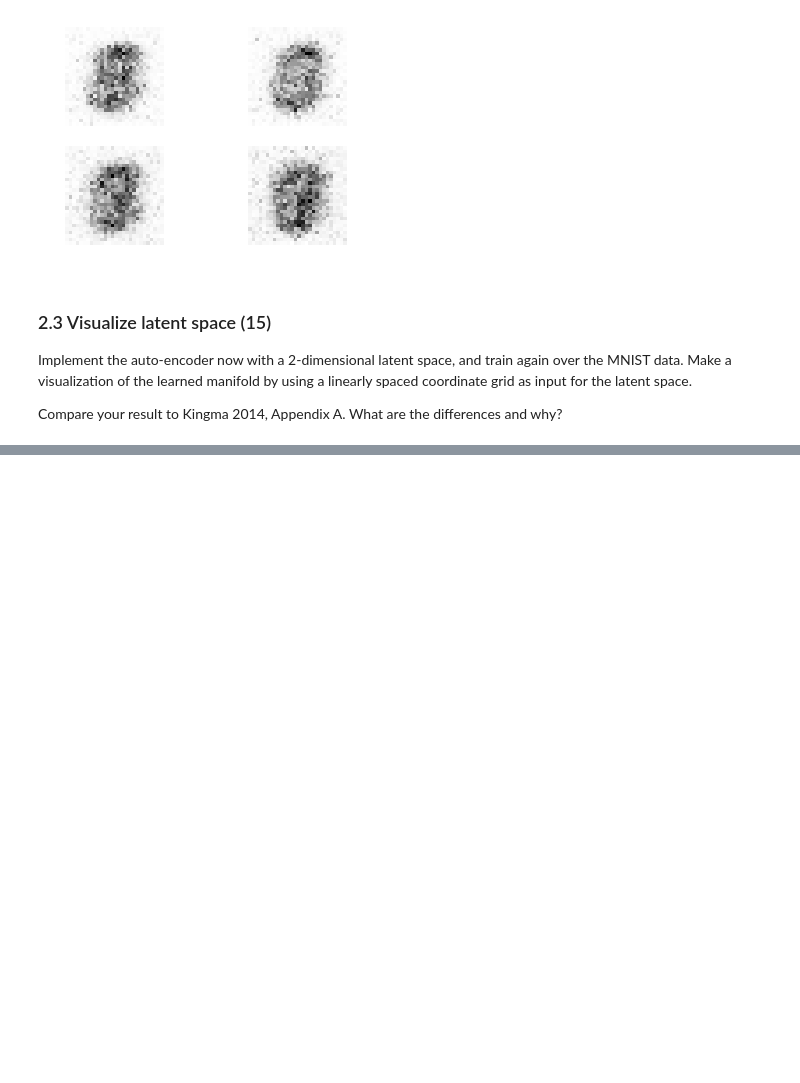
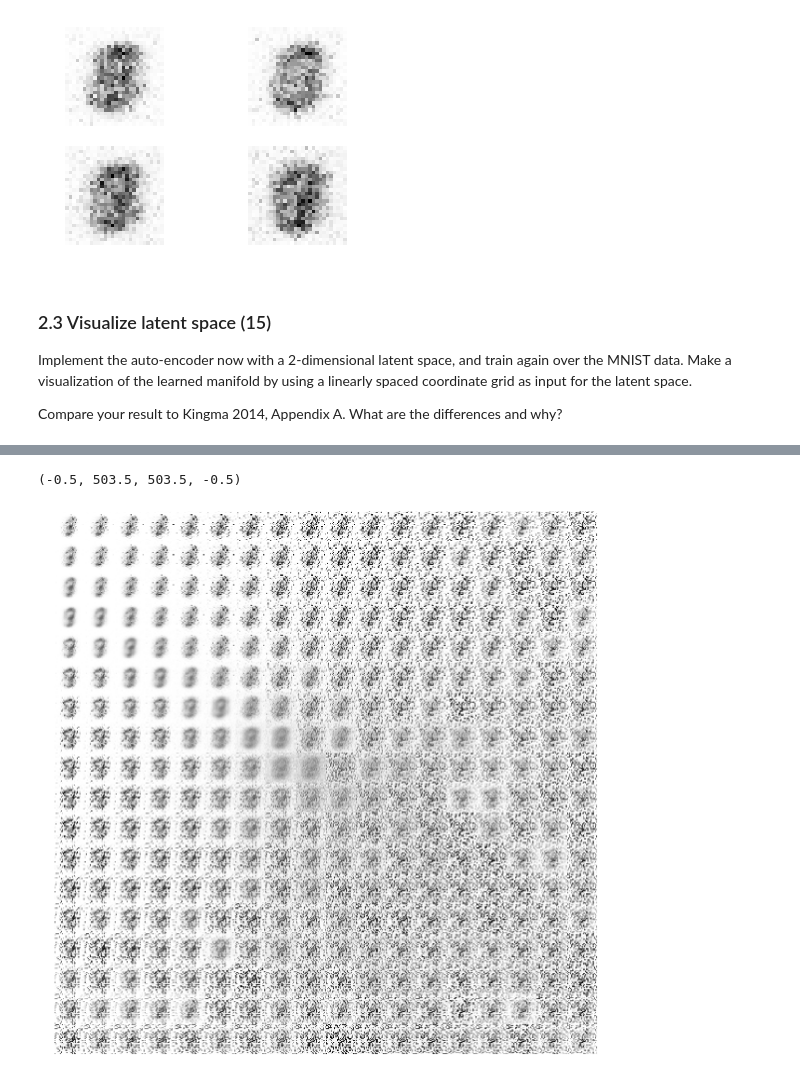
Before and after one commit to daandouwe/Machine-Learning-2, a Jupyter notebook: lab3/Lab3.ipynb, the cells around one changed output, grey strips where cells are left out. Cells and saved outputs as stored; diff of their text form; code cells hidden in the pictures; blank space fills up the shorter version.

```diff
--- a/lab3/Lab3.ipynb
+++ b/lab3/Lab3.ipynb
@@ -464,13 +464,18 @@ import torch.nn.functional as nn
 from torch.autograd import Variable
 
 ## COMMENT N_samples = 5000, X_dim = 784
+# M = np.array(twos + threes + fours)
+# N_samples, X_dim = M.shape
 N_samples, X_dim = mnist_images.shape
 ## COMMENT minibatch size
 mb_size = 64
 ## COMMENT dimension of latent space Z
 Z_dim = 2
 ## COMMENT dimension of hidden layer
-h_dim = 128
+# h_dim = 128
+# h_dim = 500
+# h_dim = 800
+h_dim = 1000
 ## COMMENT learning rate for gradient based optimizer
 lr = 1e-3
 
@@ -552,0 +559,48 @@ plt.plot(range(len(losses)), losses)
+# %%
+# hidden layer size 128
+plt.figure(figsize=(20, 20))
+Ntiles = 18
+z1 = np.linspace(-5.0,5.0,Ntiles)
+z2 = np.linspace(-5.0,5.0,Ntiles)
+Z1,Z2 = np.meshgrid(z1,z2)
+z_feed = np.vstack((Z1.flatten(),Z2.flatten())).T
+
+x_rec = np.array([(P(sample_z(Variable(torch.FloatTensor([[x,y]]*64)),
+                             Variable(torch.FloatTensor([[x,y]]*64)))).data.numpy()[1] +
+                  P(sample_z(Variable(torch.FloatTensor([[x,y]]*64)),
+                             Variable(torch.FloatTensor([[x,y]]*64)))).data.numpy()[1] +
+                  P(sample_z(Variable(torch.FloatTensor([[x,y]]*64)),
+                             Variable(torch.FloatTensor([[x,y]]*64)))).data.numpy()[1] +
+                  P(sample_z(Variable(torch.FloatTensor([[x,y]]*64)),
+                             Variable(torch.FloatTensor([[x,y]]*64)))).data.numpy()[1] +
+                  P(sample_z(Variable(torch.FloatTensor([[x,y]]*64)),
+                             Variable(torch.FloatTensor([[x,y]]*64)))).data.numpy()[1] +
+                  P(sample_z(Variable(torch.FloatTensor([[x,y]]*64)),
+                             Variable(torch.FloatTensor([[x,y]]*64)))).data.numpy()[1] +
+                  P(sample_z(Variable(torch.FloatTensor([[x,y]]*64)),
+                             Variable(torch.FloatTensor([[x,y]]*64)))).data.numpy()[1] +
+                  P(sample_z(Variable(torch.FloatTensor([[x,y]]*64)),
+                             Variable(torch.FloatTensor([[x,y]]*64)))).data.numpy()[1] +
+                  P(sample_z(Variable(torch.FloatTensor([[x,y]]*64)),
+                             Variable(torch.FloatTensor([[x,y]]*64)))).data.numpy()[1] +
+                  P(sample_z(Variable(torch.FloatTensor([[x,y]]*64)),
+                             Variable(torch.FloatTensor([[x,y]]*64)))).data.numpy()[1] +
+                  P(sample_z(Variable(torch.FloatTensor([[x,y]]*64)),
+                             Variable(torch.FloatTensor([[x,y]]*64)))).data.numpy()[1] +
+                  P(sample_z(Variable(torch.FloatTensor([[x,y]]*64)),
+                             Variable(torch.FloatTensor([[x,y]]*64)))).data.numpy()[1] )* 1/12
+                 for x, y in z_feed])
+
+canvas_stack = np.reshape(x_rec,(Ntiles,Ntiles,28,28))
+length = Ntiles*28
+canvas = np.zeros((length,length))
+for ix,xstart in enumerate(np.arange(0,length,28)):
+    for iy,ystart in enumerate(np.arange(0,length,28)):
+        canvas[xstart:xstart+28,ystart:ystart+28] = canvas_stack[ix,iy,:,:]
+plt.imshow(canvas, interpolation='nearest', cmap='Greys')
+# plt.imshow(canvas)
+plt.axis('off')
+# plt.colorbar()
+# %% [output]
+(-0.5, 503.5, 503.5, -0.5)
+[figure, added]
```
Also changed, not shown: parts of 12 cells of this notebook.
